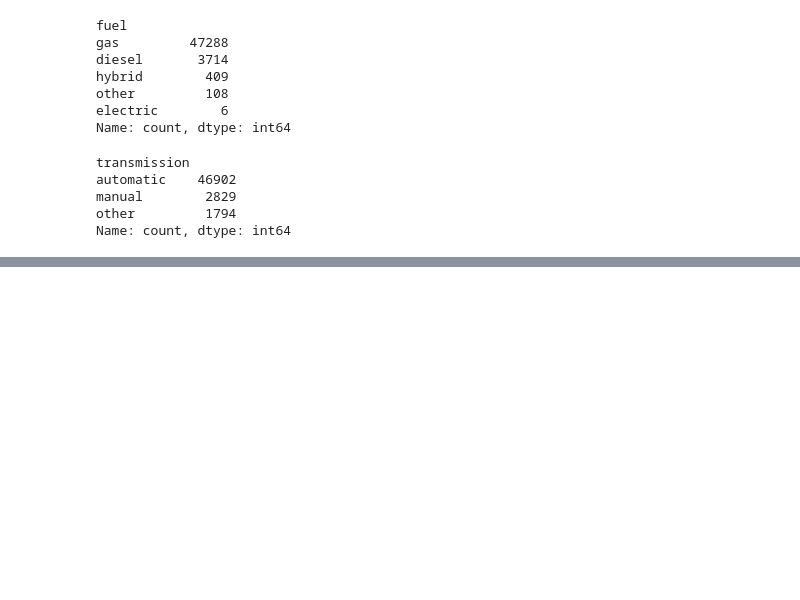
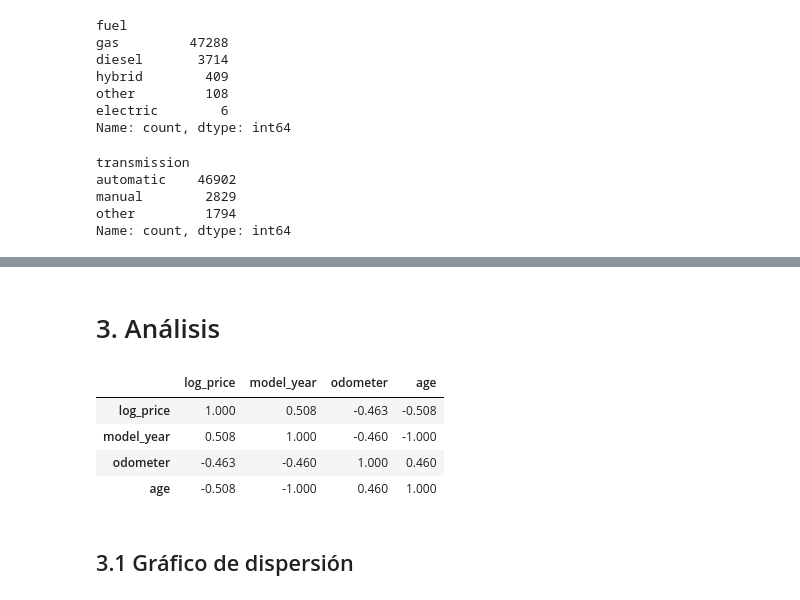
Before and after one commit to gcaldo/webapp, a Jupyter notebook: EDA.ipynb, the cells around one changed output, grey strips where cells are left out. Cells and saved outputs as stored; diff of their text form; code cells hidden in the pictures; blank space fills up the shorter version.

```diff
--- a/EDA.ipynb
+++ b/EDA.ipynb
@@ -166,0 +223,3 @@ Name: count, dtype: int64
+# %%
+words = df['model'].str.split(" ")
+df['brand'] = words.str[0]
@@ -166,0 +246,3 @@ Name: count, dtype: int64
+# %%
+df['log_price'] = np.log10(df['price']+1)
+df['log_odometer'] = np.log10(df['odometer']+1)
@@ -166,0 +261,28 @@ Name: count, dtype: int64
+# %%
+df['age'] = 2020 - df['model_year']
+# %% [markdown]
+# 3. Análisis
+# %%
+# Get the top 10 brands as a list
+top_10_brands = (df['brand']
+    .value_counts()
+    .nlargest(10)
+    .index.tolist()
+                )
+
+# Filter the dataframe
+df_top10 = df[df['brand'].isin(top_10_brands)]
+df_top10 = df_top10.query('price > 1')
+
+df_top10['odometer'] = df_top10['odometer'].dropna()
+df_top10['model_year'] = df_top10['model_year'].dropna()
+# %%
+df_top10[['log_price', 'model_year', 'odometer', 'age']].corr().round(3)
+# %% [output]
+|  | log_price | model_year | odometer | age |
+| log_price | 1.000 | 0.508 | -0.463 | -0.508 |
+| model_year | 0.508 | 1.000 | -0.460 | -1.000 |
+| odometer | -0.463 | -0.460 | 1.000 | 0.460 |
+| age | -0.508 | -1.000 | 0.460 | 1.000 |
+# %% [markdown]
+## 3.1 Gráfico de dispersión
```
Also changed, not shown: parts of 15 cells of this notebook, 1 other file.
